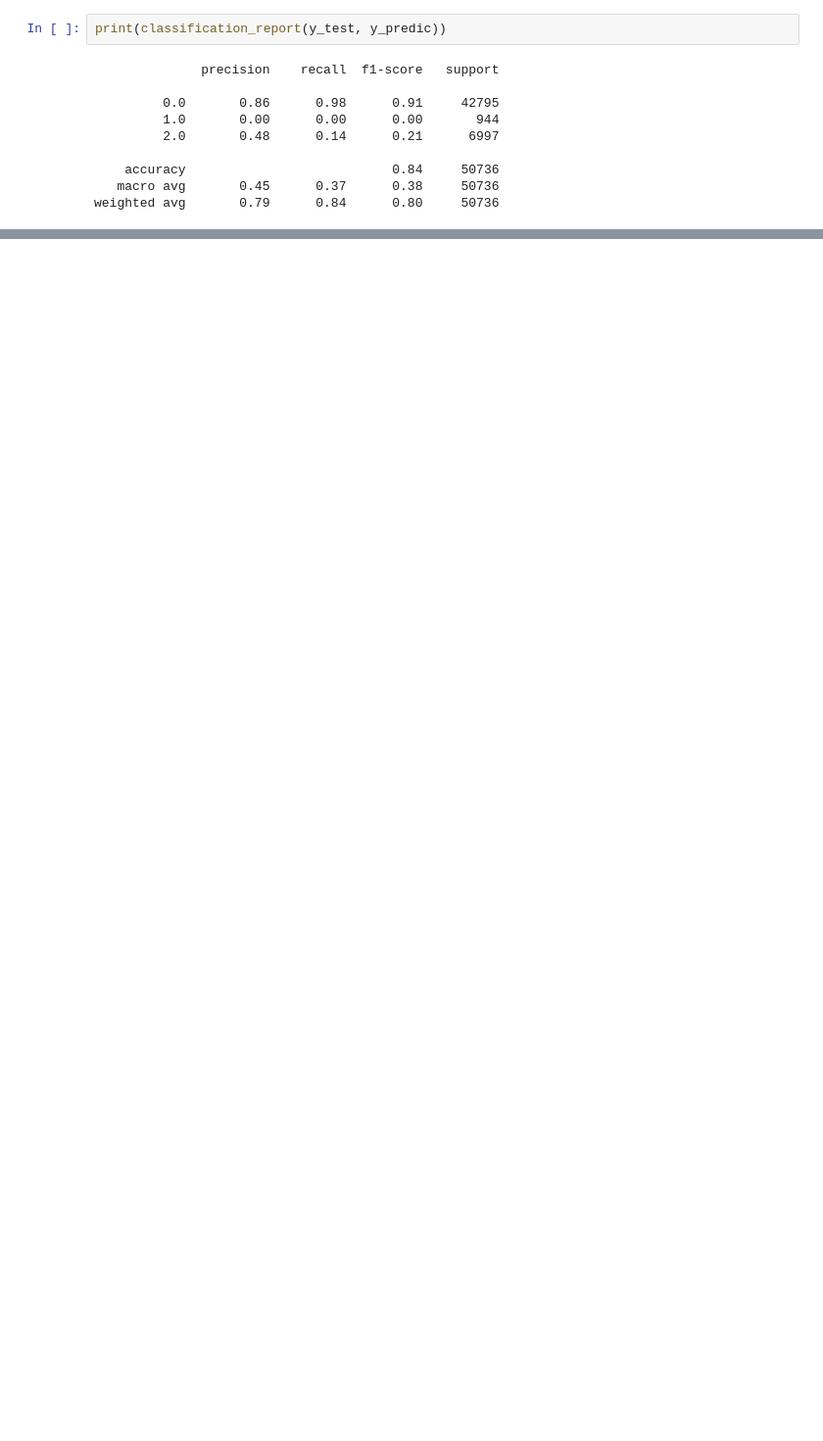
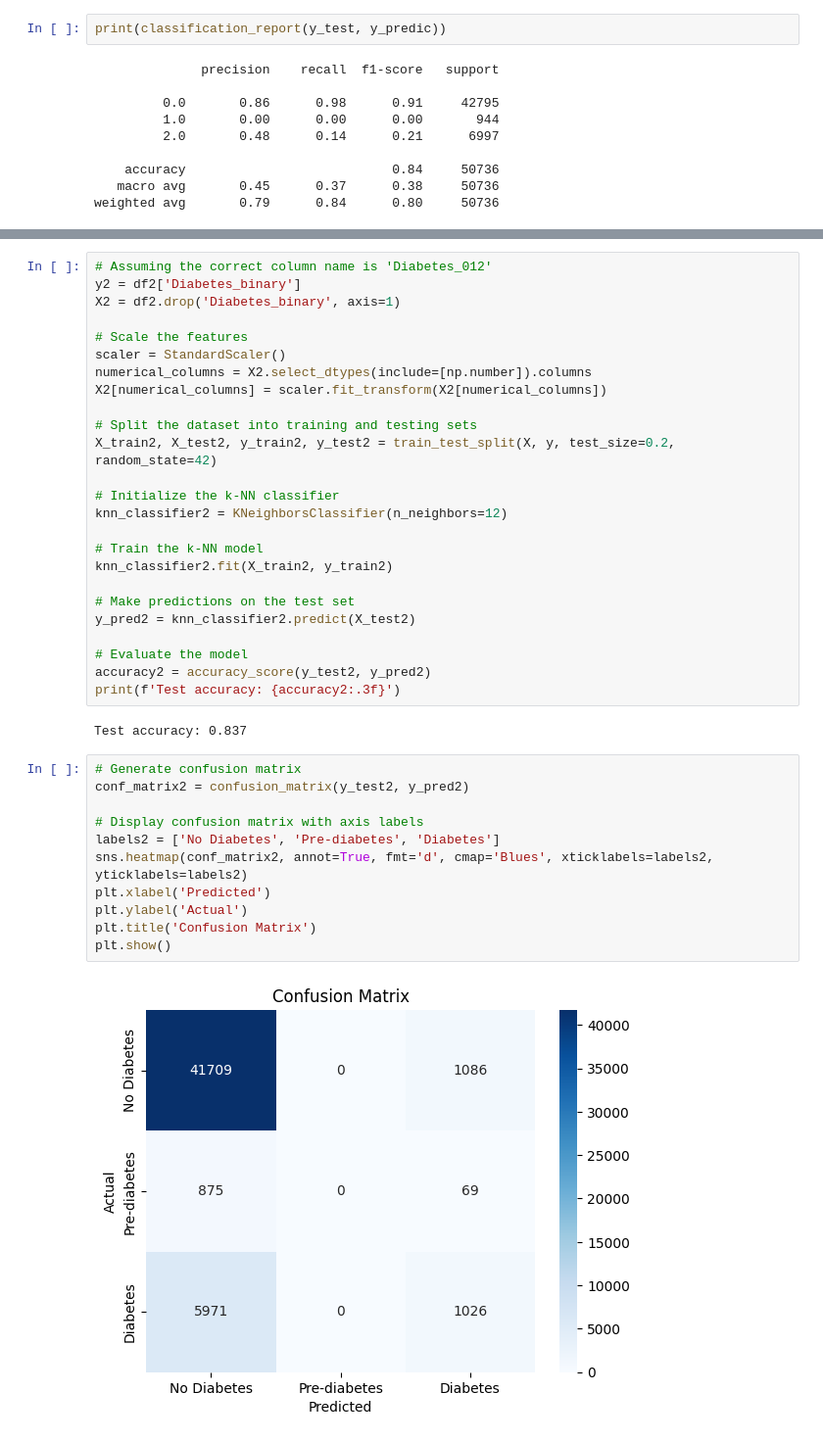
Before and after one commit to sykathowlader/group6_introToAi, a Jupyter notebook: K_NN.ipynb, the cells around one changed output, grey strips where cells are left out. Shown: that part at 98% size. Saved outputs shown, nothing was run; the diff lists cells and outputs as text; blank space fills up the shorter version.

```diff
--- a/K_NN.ipynb
+++ b/K_NN.ipynb
@@ -211,0 +235,40 @@ weighted avg       0.79      0.84      0.80     50736
+# %%
+# Assuming the correct column name is 'Diabetes_012'
+y2 = df2['Diabetes_binary']
+X2 = df2.drop('Diabetes_binary', axis=1)
+
+# Scale the features
+scaler = StandardScaler()
+numerical_columns = X2.select_dtypes(include=[np.number]).columns
+X2[numerical_columns] = scaler.fit_transform(X2[numerical_columns])
+
+# Split the dataset into training and testing sets
+X_train2, X_test2, y_train2, y_test2 = train_test_split(X, y, test_size=0.2, random_state=42)
+
+# Initialize the k-NN classifier
+knn_classifier2 = KNeighborsClassifier(n_neighbors=12)
+
+# Train the k-NN model
+knn_classifier2.fit(X_train2, y_train2)
+
+# Make predictions on the test set
+y_pred2 = knn_classifier2.predict(X_test2)
+
+# Evaluate the model
+accuracy2 = accuracy_score(y_test2, y_pred2)
+print(f'Test accuracy: {accuracy2:.3f}')
+# %% [output]
+Test accuracy: 0.837
+# %%
+# Generate confusion matrix
+conf_matrix2 = confusion_matrix(y_test2, y_pred2)
+
+# Display confusion matrix with axis labels
+labels2 = ['No Diabetes', 'Pre-diabetes', 'Diabetes']
+sns.heatmap(conf_matrix2, annot=True, fmt='d', cmap='Blues', xticklabels=labels2, yticklabels=labels2)
+plt.xlabel('Predicted')
+plt.ylabel('Actual')
+plt.title('Confusion Matrix')
+plt.show()
+# %% [output]
+[figure, added]
```
Also changed, not shown: parts of 9 cells of this notebook.
